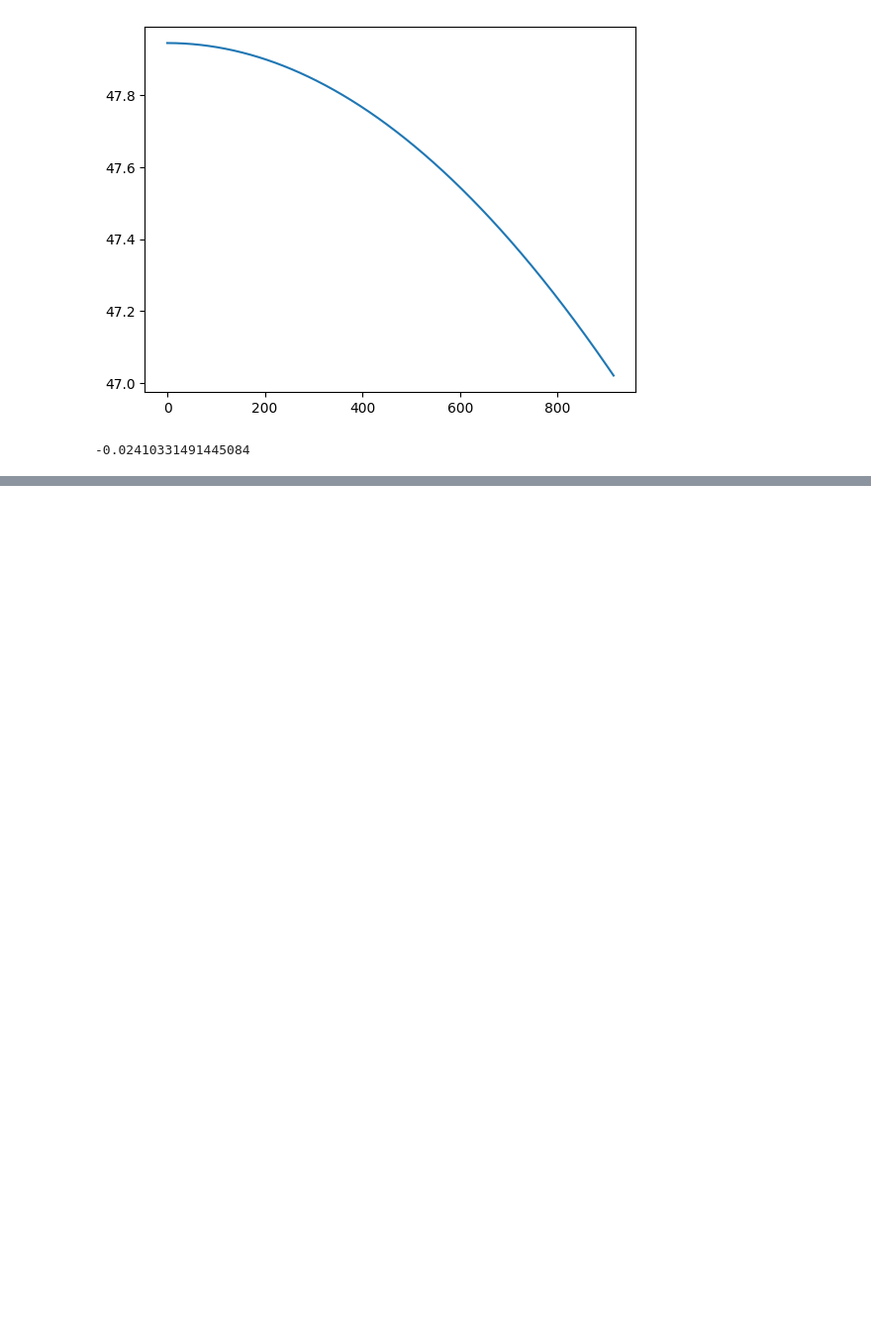
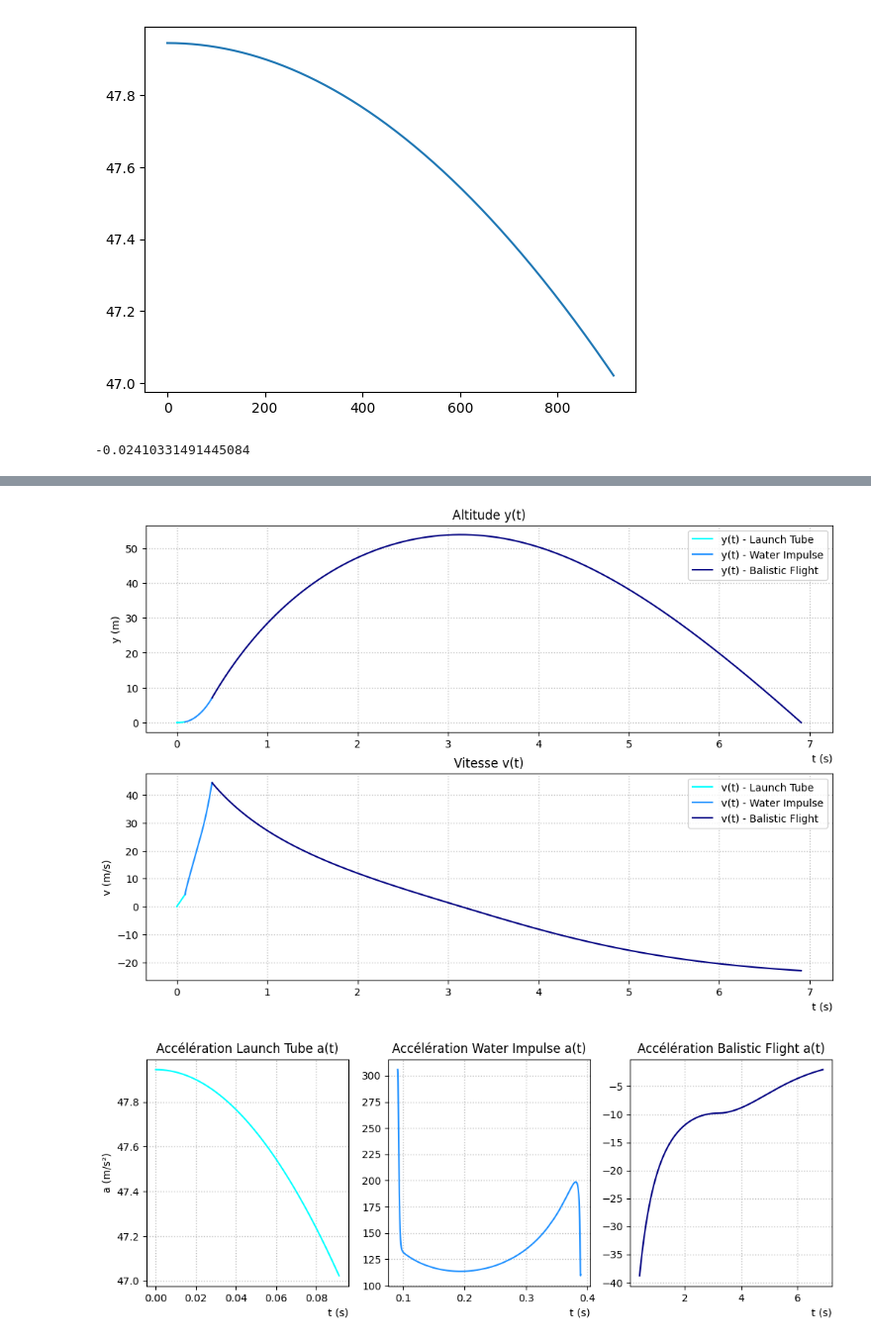
Before and after one commit to CuriousPelican/sifu, a Jupyter notebook: simulator.ipynb, the cells around one changed output, grey strips where cells are left out. Shown at 99% size. Drawn from its saved outputs; the diff is of its cells as text; code cells hidden in the pictures; blank space fills up the shorter version.

```diff
--- a/simulator.ipynb
+++ b/simulator.ipynb
@@ -433,0 +451,75 @@ plt.show()
+# %%
+############################## Visualisation ##############################
+
+print(f"Lancement de la fusée: t0={t0}s | y0={round(y0, 2)}m | v0={round(v0, 2)}m/s | a0={round(a0, 2)}m/s²")
+print(f"Fin phase launch tube: t1={t1}s | y1={round(y1, 2)}m | v1={round(v1, 2)}m/s | a1={round(a1, 2)}m/s²")
+print(f"Fin phase water impulse: t2={t2}s | y2={round(y2, 2)}m | v2={round(v2, 2)}m/s | a2={round(a2, 2)}m/s²")
+print(f"Apogée fusée atteinte: tap={tap}s | yap={round(yap, 2)}m | vap={round(vap, 2)}m/s | aap={round(aap, 2)}m/s²")
+print(f"Sol touché par la fusée: t3={t3}s | y3={round(y3, 2)}m | v3={round(v3, 2)}m/s | a3={round(a3, 2)}m/s²")
+
+# plt.subplot(5,6,(3,4)) # dans un espace a 5 lignes & 6 colonnes, occupe l'espace de l'indice 3 à 4
+
+# figure y(t) & v(t)
+plt.figure(figsize=(12, 8))
+yplot = plt.subplot(2,1,1) # y(t)
+plt.plot(t_LT, y_LT, label="y(t) - Launch Tube", color="cyan")
+plt.plot(t_WI, y_WI, label="y(t) - Water Impulse", color="dodgerblue")
+plt.plot(t_BF, y_BF, label="y(t) - Balistic Flight", color="navy")
+yplot.set_ylabel("y (m)")
+yplot.set_xlabel("t (s)", loc="right")
+yplot.set_title("Altitude y(t)")
+yplot.grid("on", color='silver', linestyle=':', linewidth=1)
+yplot.legend()
+vplot = plt.subplot(2,1,2) # v(t)
+plt.plot(t_LT, v_LT, label="v(t) - Launch Tube", color="cyan")
+plt.plot(t_WI, v_WI, label="v(t) - Water Impulse", color="dodgerblue")
+plt.plot(t_BF, v_BF, label="v(t) - Balistic Flight", color="navy")
+vplot.set_ylabel("v (m/s)")
+vplot.set_xlabel("t (s)", loc="right")
+vplot.set_title("Vitesse v(t)")
+vplot.grid("on", color='silver', linestyle=':', linewidth=1)
+vplot.legend()
+
+# figure a(t)
+plt.figure(figsize=(12, 4))
+aLTplot = plt.subplot(1,3,1) # Launch tube
+plt.plot(t_LT, a_LT, color="cyan")
+aLTplot.set_ylabel("a (m/s²)")
+aLTplot.set_xlabel("t (s)", loc="right")
+aLTplot.set_title("Accélération Launch Tube a(t)")
+aLTplot.grid("on", color='silver', linestyle=':', linewidth=1)
+aWIplot = plt.subplot(1,3,2) # Water impulse
+plt.plot(t_WI, a_WI, color="dodgerblue")
+aWIplot.set_xlabel("t (s)", loc="right")
+aWIplot.set_title("Accélération Water Impulse a(t)")
+aWIplot.grid("on", color='silver', linestyle=':', linewidth=1)
+aBFplot = plt.subplot(1,3,3) # Balistic flight
+plt.plot(t_BF, a_BF, color="navy")
+aBFplot.set_xlabel("t (s)", loc="right")
+aBFplot.set_title("Accélération Balistic Flight a(t)")
+aBFplot.grid("on", color='silver', linestyle=':', linewidth=1)
+
+# figure u(t), du/dt(t) & H(t)
+plt.figure(figsize=(8, 12))
+uplot = plt.subplot(3,1,1) # u(t)
+plt.plot(t_WI, u_WI, color="dodgerblue")
+uplot.set_ylabel("u (m/s)")
+uplot.set_xlabel("t (s)", loc="right")
+uplot.set_title("Vitesse éjection liquide u(t)", color="dodgerblue")
+uplot.grid("on", color='silver', linestyle=':', linewidth=1)
+duplot = plt.subplot(3,1,2) # du/dt(t)
+plt.plot(t_WI, du_WI, color="dodgerblue")
+duplot.set_yscale("symlog")
+duplot.set_ylabel("du/dt (m/s²)")
+duplot.set_xlabel("t (s)", loc="right")
+duplot.set_title("Accélération éjection liquide du/dt(t)", color="dodgerblue")
+duplot.grid("on", color='silver', linestyle=':', linewidth=1)
+Hplot = plt.subplot(3,1,3) # H(t)
+plt.plot(t_WI, H_WI, color="dodgerblue")
+Hplot.set_ylabel("H (m)")
+Hplot.set_xlabel("t (s)", loc="right")
+Hplot.set_title("Hauteur liquide H(t)", color="dodgerblue")
+Hplot.grid("on", color='silver', linestyle=':', linewidth=1)
+
+plt.show()
+# %% [output]
@@ -433,0 +531,2 @@ plt.show()
+[figure, added]
+[figure, added]
```
Also changed, not shown: parts of 4 cells of this notebook.
